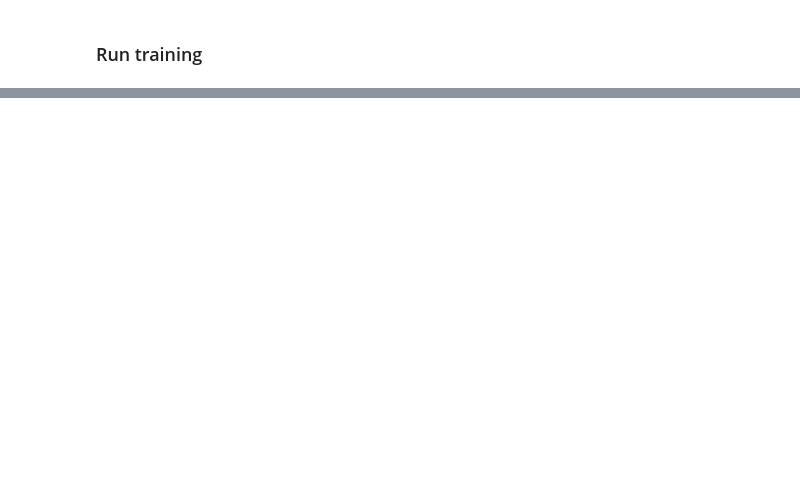
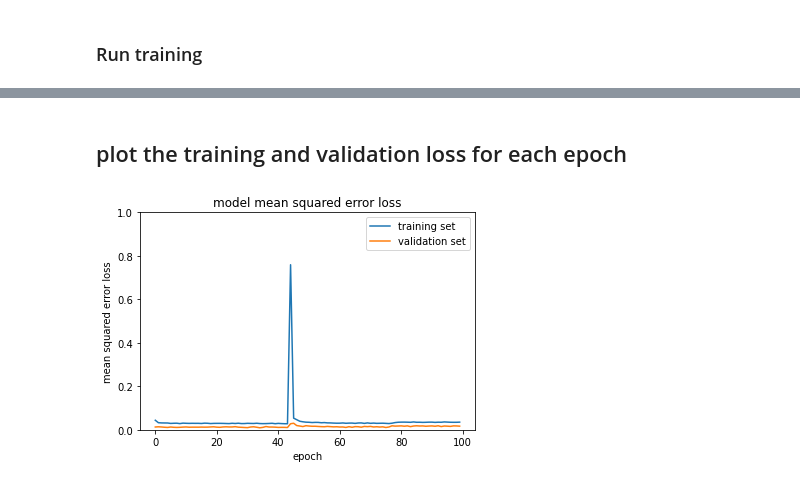
Before and after one commit to JeonghwaLee-TwinDAD/Behavioral-Cloning, a Jupyter notebook: model.ipynb, the cells around one changed output, grey strips where cells are left out. Drawn from its saved outputs; the diff is of its cells as text; code cells hidden in the pictures; blank space fills up the shorter version.

```diff
--- a/model.ipynb
+++ b/model.ipynb
@@ -22,7 +26,7 @@ from sklearn.model_selection import train_test_split
 from utils import INPUT_SHAPE, batch_generator, augument, preprocess
 # %%
 DATA_DIR = './data/'
-KEEP_PROB = 1
+KEEP_PROB = 0.5
 EPOCHS = 100
 BATCH_SIZE = 40
 # %% [markdown]
@@ -119,9 +179,12 @@ checkpoint = ModelCheckpoint('model-{epoch:03d}.h5',
 
 model.compile(loss='mse', optimizer='adam')
 
-history_object = model.fit(batch_generator(DATA_DIR, X_train, y_train, BATCH_SIZE, True),
+train_generator = batch_generator(DATA_DIR, X_train, y_train, BATCH_SIZE, True)
+valid_generator = batch_generator(DATA_DIR, X_valid, y_valid, BATCH_SIZE, False)
+
+history_object = model.fit(train_generator,
                   steps_per_epoch=len(X_train)//BATCH_SIZE,
-                  validation_data=batch_generator(DATA_DIR, X_valid, y_valid, BATCH_SIZE, False),
+                  validation_data=valid_generator,
                   validation_steps=len(X_valid)//BATCH_SIZE,
                   epochs = EPOCHS,
                   callbacks=[checkpoint],
@@ -151,9 +211,13 @@ Epoch 10/10
+# %% [markdown]
+## plot the training and validation loss for each epoch
 # %%
-# plot the training and validation loss for each epoch
 plt.plot(history_object.history['loss'])
 plt.plot(history_object.history['val_loss'])
+plt.ylim(0, 1)
 plt.title('model mean squared error loss')
 plt.ylabel('mean squared error loss')
 plt.xlabel('epoch')
 plt.legend(['training set', 'validation set'], loc='upper right')
 plt.show()
+# %% [output]
+[figure, added]
```
Also changed, not shown: parts of 13 cells of this notebook.
